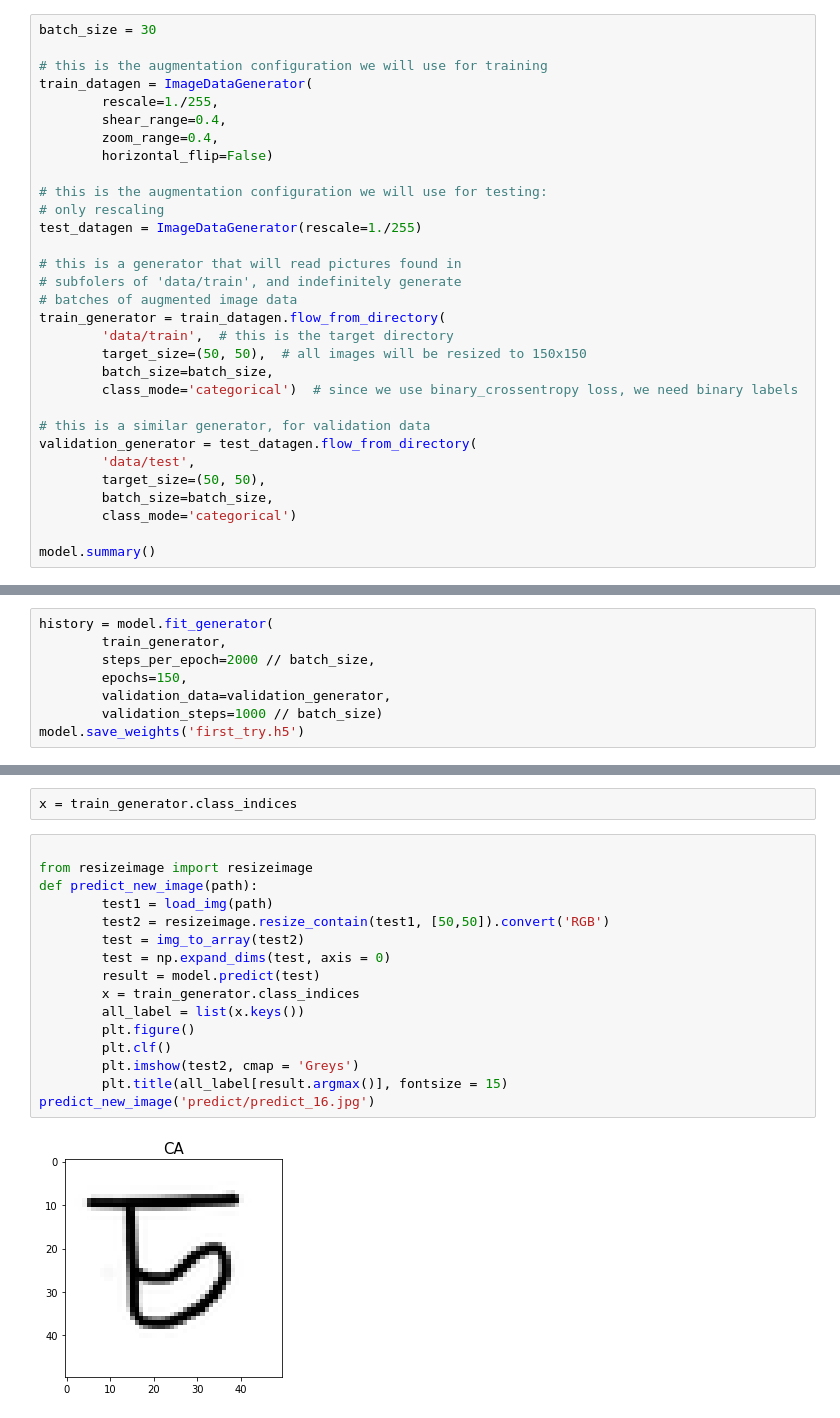
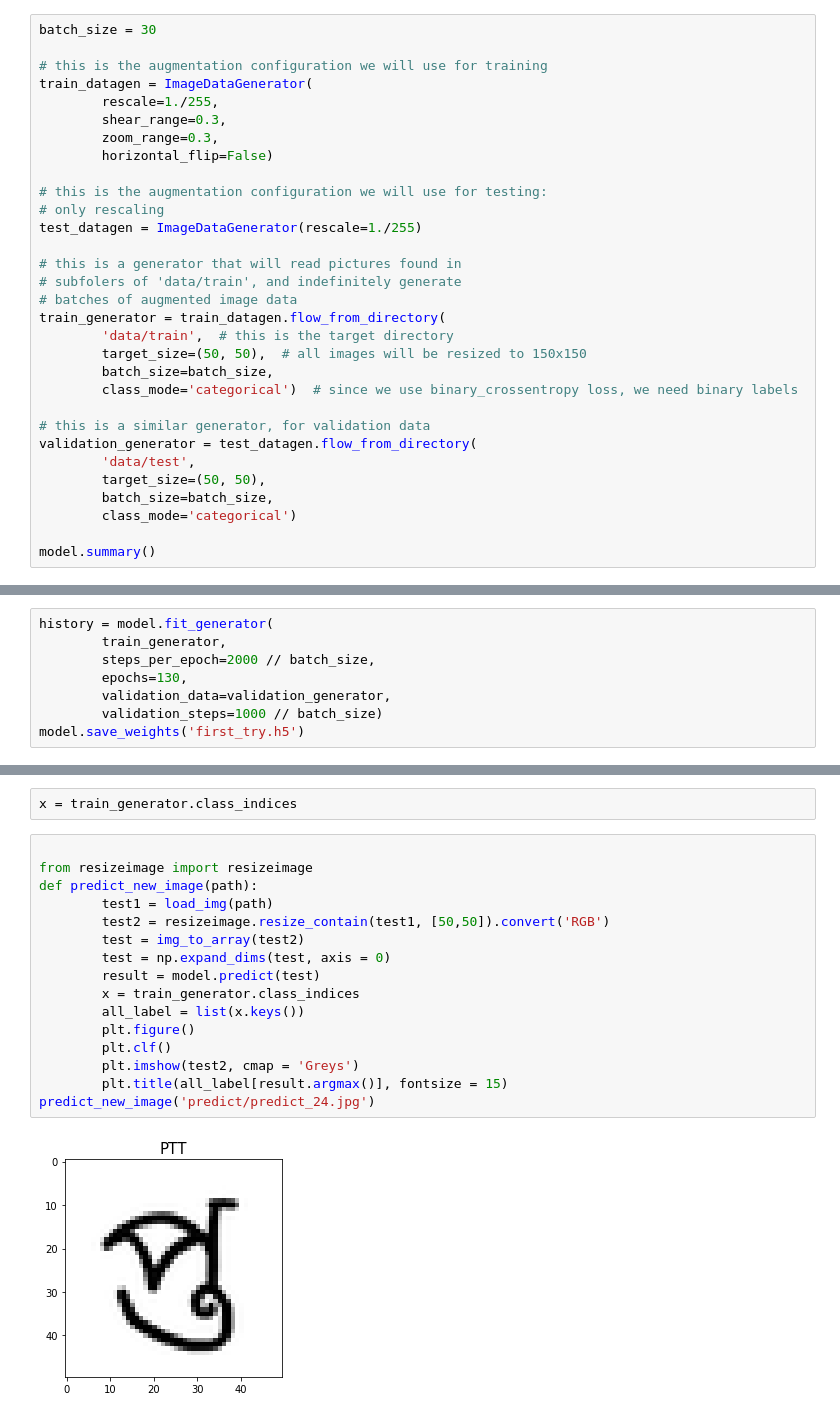
Before and after one commit to nathdipankar/Assamese-Character-Recognition, a Jupyter notebook: CNN for Assamese script character recognition.ipynb, the cells around one changed output, grey strips where cells are left out. Drawn from its saved outputs; the diff is of its cells as text.

```diff
--- a/CNN for Assamese script character recognition.ipynb
+++ b/CNN for Assamese script character recognition.ipynb
@@ -66,8 +66,8 @@ batch_size = 30
 # this is the augmentation configuration we will use for training
 train_datagen = ImageDataGenerator(
         rescale=1./255,
-        shear_range=0.4,
-        zoom_range=0.4,
+        shear_range=0.3,
+        zoom_range=0.3,
         horizontal_flip=False)
 
 # this is the augmentation configuration we will use for testing:
@@ -113,7 +113,7 @@ _________________________________________________________________
 history = model.fit_generator(
         train_generator,
         steps_per_epoch=2000 // batch_size,
-        epochs=150,
+        epochs=130,
         validation_data=validation_generator,
         validation_steps=1000 // batch_size)
 model.save_weights('first_try.h5')
@@ -212,18 +210,18 @@ x = train_generator.class_indices
 # %%
 
 from resizeimage import resizeimage
 def predict_new_image(path):
         test1 = load_img(path)
         test2 = resizeimage.resize_contain(test1, [50,50]).convert('RGB')
         test = img_to_array(test2)
         test = np.expand_dims(test, axis = 0)
         result = model.predict(test)
         x = train_generator.class_indices
         all_label = list(x.keys())
         plt.figure()
         plt.clf()
         plt.imshow(test2, cmap = 'Greys')
         plt.title(all_label[result.argmax()], fontsize = 15)
-predict_new_image('predict/predict_16.jpg')
+predict_new_image('predict/predict_24.jpg')
 # %% [output]
-[figure, old version]
+[figure, new version]
```
Also changed, not shown: parts of 6 cells of this notebook, 1 other file.
